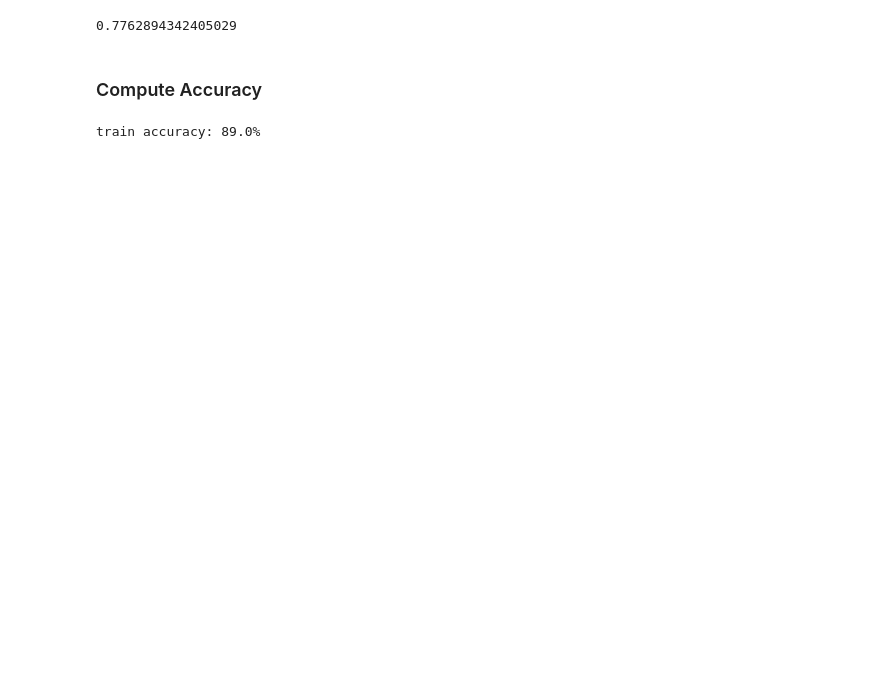
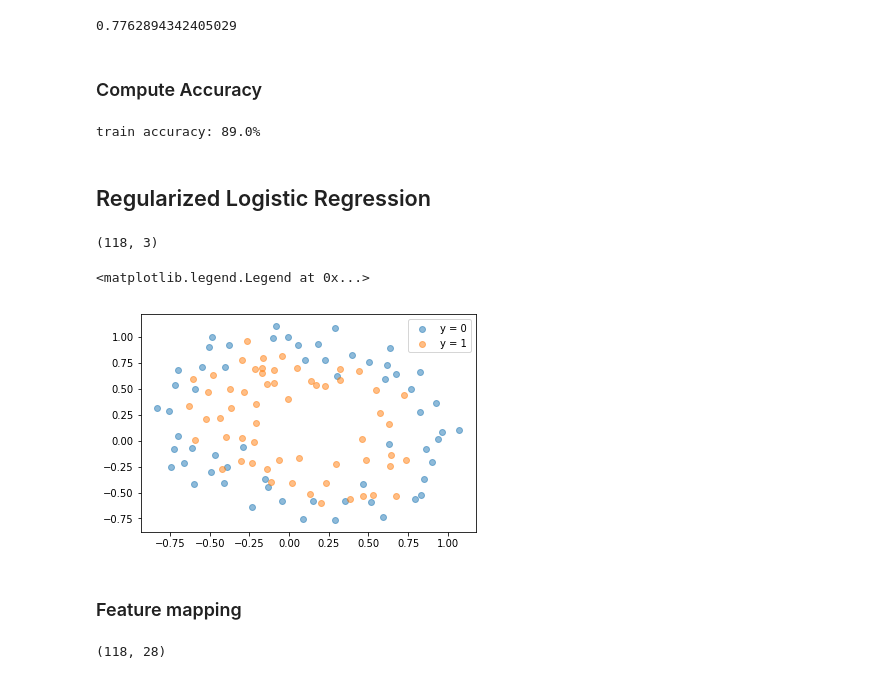
Before and after one commit to podondra/bt-spectraldl, a Jupyter notebook: notebooks/logistic-regression.ipynb, the cells around one changed output. Drawn from its saved outputs; the diff is of its cells as text; code cells hidden in the pictures; blank space fills up the shorter version.

Commit message:
Finish logistic regression

```diff
--- a/notebooks/logistic-regression.ipynb
+++ b/notebooks/logistic-regression.ipynb
@@ -193,3 +195,22 @@ accuracy = np.mean(predict(theta, X) == y) * 100
 print('train accuracy: {}%'.format(accuracy))
 # %% [output]
 train accuracy: 89.0%
+# %% [markdown]
+## Regularized Logistic Regression
+# %%
+data_filename_2 = 'data/ex2data2.txt'
+data_2 = np.loadtxt(data_filename_2, delimiter=',')
+data_2.shape
+# %% [output]
+(118, 3)
+# %%
+raw_X_2 = data_2[:, 0:2]
+y_2 = data_2[:, 2]
+# %%
+plot_data(raw_X_2, y_2, 'y = 0', 'y = 1')
+plt.legend()
+# %% [output]
+<matplotlib.legend.Legend at 0x...>
+[figure, added]
+# %% [markdown]
+### Feature mapping
@@ -195,0 +230,5 @@ train accuracy: 89.0%
+# %%
+X_2 = mapFeature(raw_X_2[:, 0], raw_X_2[:, 1])
+X_2.shape
+# %% [output]
+(118, 28)
```
Also changed, not shown: parts of 17 cells of this notebook, 1 other file.
